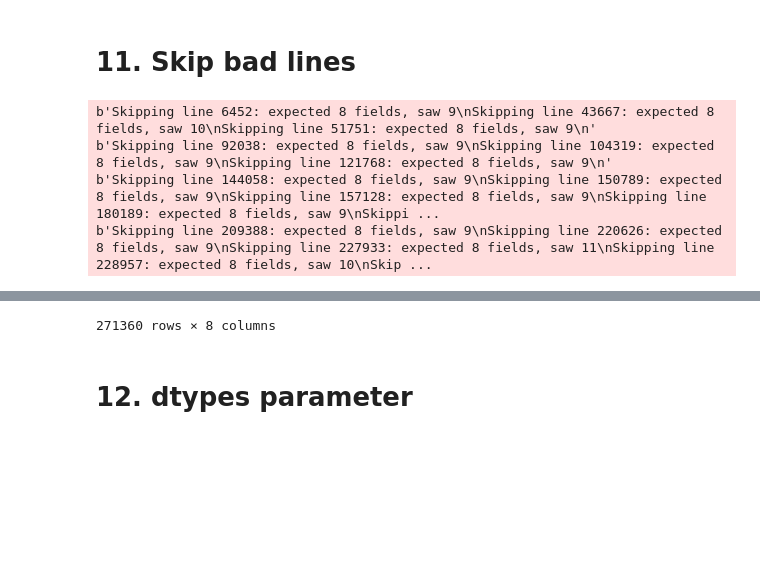
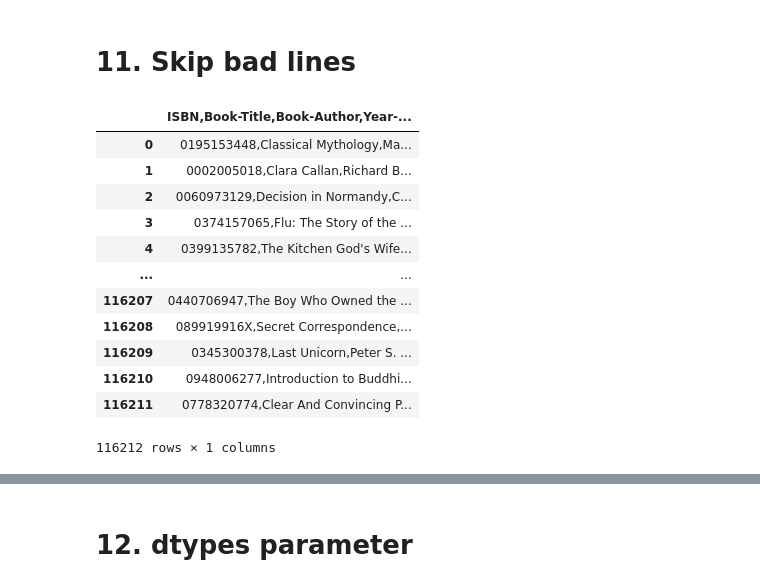
Before and after one commit to Rakshit-Gupta-77/Machine-Learning-Journey, a Jupyter notebook: working_with_csv.ipynb, the cells around one changed output, grey strips where cells are left out. Drawn from its saved outputs; the diff is of its cells as text; code cells hidden in the pictures; blank space fills up the shorter version.

```diff
--- a/working_with_csv.ipynb
+++ b/working_with_csv.ipynb
@@ -170,9 +157,18 @@ pd.read_csv('zomato.csv',encoding='latin-1')
 # %% [markdown]
 # 11. Skip bad lines
 # %%
-pd.read_csv('BX-Books.csv', sep=';', encoding="latin-1",error_bad_lines=False)
+pd.read_csv('Books.csv', sep=';', encoding="latin-1",on_bad_lines='skip')
 # %% [output]
+|  | ISBN,Book-Title,Book-Author,Year-... |
+| 0 | 0195153448,Classical Mythology,Ma... |
+| 1 | 0002005018,Clara Callan,Richard B... |
+| 2 | 0060973129,Decision in Normandy,C... |
+| 3 | 0374157065,Flu: The Story of the ... |
+| 4 | 0399135782,The Kitchen God's Wife... |
+| ... | ... |
+| 116207 | 0440706947,The Boy Who Owned the ... |
+| 116208 | 089919916X,Secret Correspondence,... |
+| 116209 | 0345300378,Last Unicorn,Peter S. ... |
+| 116210 | 0948006277,Introduction to Buddhi... |
+| 116211 | 0778320774,Clear And Convincing P... |
-b'Skipping line 6452: expected 8 fields, saw 9\nSkipping line 43667: expected 8 fields, saw 10\nSkipping line 51751: expected 8 fields, saw 9\n'
-b'Skipping line 92038: expected 8 fields, saw 9\nSkipping line 104319: expected 8 fields, saw 9\nSkipping line 121768: expected 8 fields, saw 9\n'
-b'Skipping line 144058: expected 8 fields, saw 9\nSkipping line 150789: expected 8 fields, saw 9\nSkipping line 157128: expected 8 fields, saw 9\nSkipping line 180189: expected 8 fields, saw 9\nSkippi ...
-b'Skipping line 209388: expected 8 fields, saw 9\nSkipping line 220626: expected 8 fields, saw 9\nSkipping line 227933: expected 8 fields, saw 11\nSkipping line 228957: expected 8 fields, saw 10\nSkip ...
+116212 rows × 1 columns
@@ -191,4 +175,3 @@ b'Skipping line 209388: expected 8 fields, saw 9\nSkipping line 220626: expected
-271360 rows × 8 columns
 # %% [markdown]
 # 12. dtypes parameter
 # %%
```
Also changed, not shown: parts of 5 cells of this notebook.
